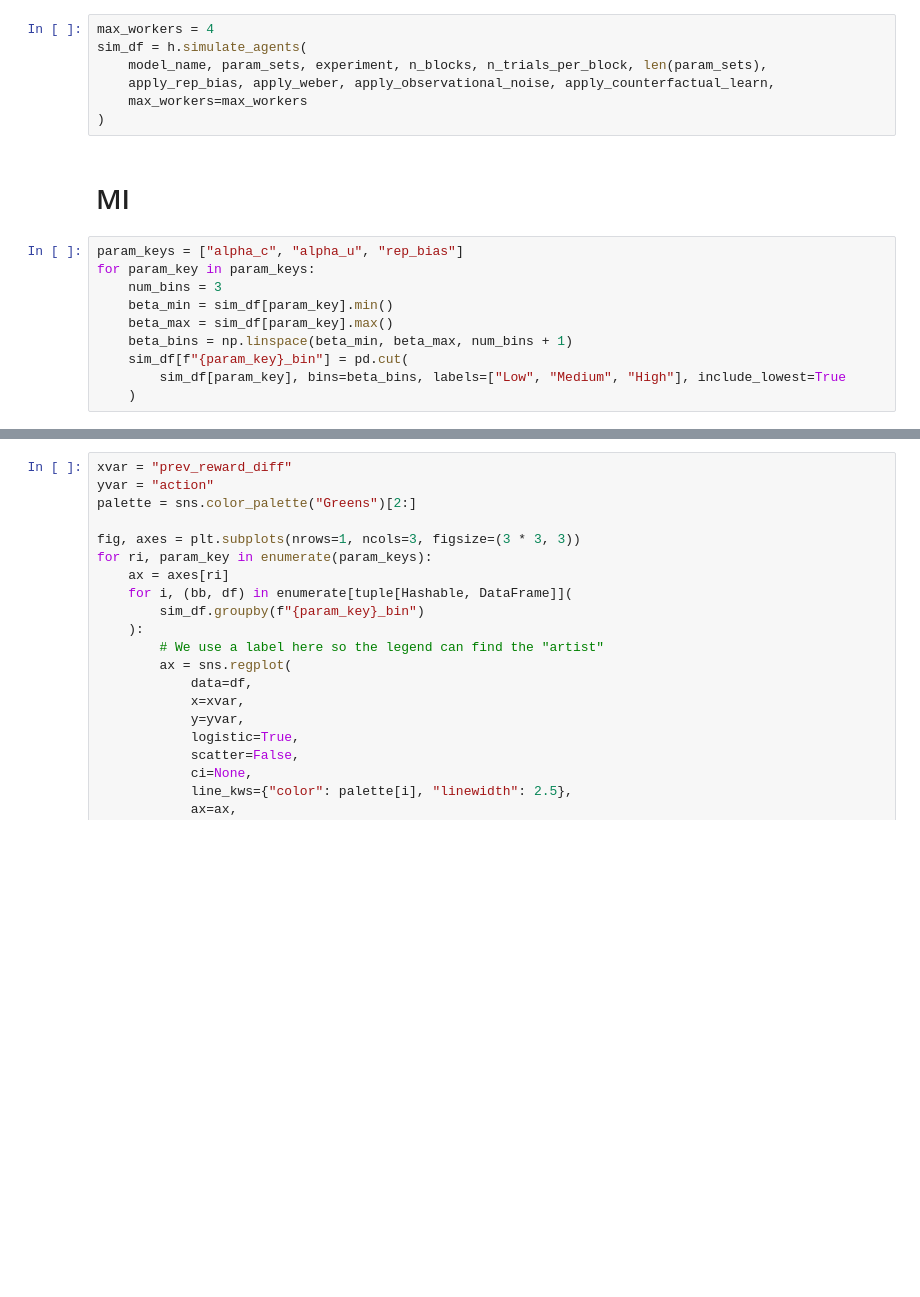
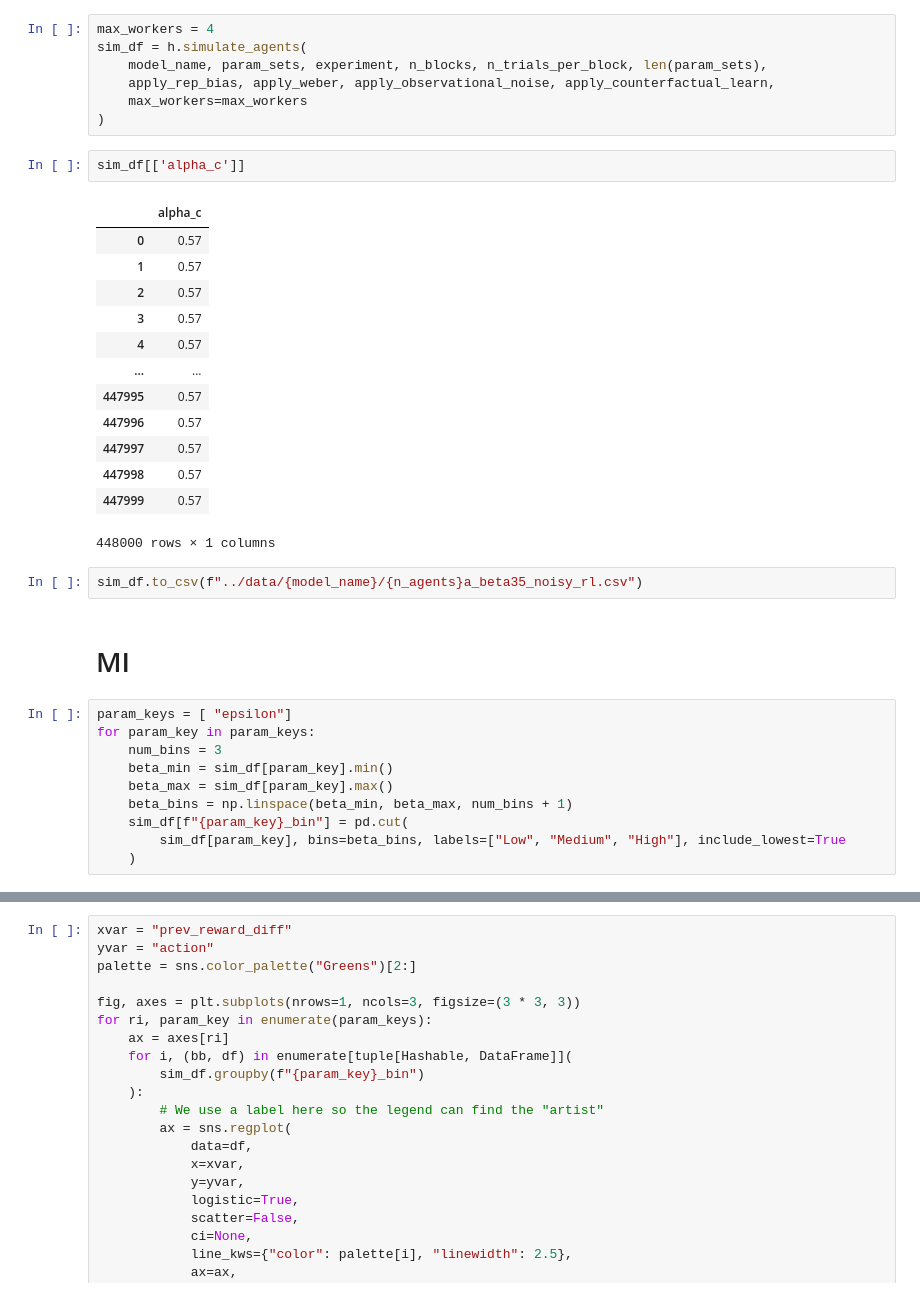
Before and after one commit to ti55987/DL4CM, a Jupyter notebook: simulation/sim_noisy_rl.ipynb, the cells around one changed output, grey strips where cells are left out. Cells and saved outputs as stored; diff of their text form; blank space fills up the shorter version.

```diff
--- a/simulation/sim_noisy_rl.ipynb
+++ b/simulation/sim_noisy_rl.ipynb
@@ -66,10 +79,28 @@ sim_df = h.simulate_agents(
     apply_rep_bias, apply_weber, apply_observational_noise, apply_counterfactual_learn,
     max_workers=max_workers
 )
+# %%
+sim_df[['alpha_c']]
+# %% [output]
+|  | alpha_c |
+| 0 | 0.57 |
+| 1 | 0.57 |
+| 2 | 0.57 |
+| 3 | 0.57 |
+| 4 | 0.57 |
+| ... | ... |
+| 447995 | 0.57 |
+| 447996 | 0.57 |
+| 447997 | 0.57 |
+| 447998 | 0.57 |
+| 447999 | 0.57 |
+448000 rows × 1 columns
+# %%
+sim_df.to_csv(f"../data/{model_name}/{n_agents}a_beta35_noisy_rl.csv")
 # %% [markdown]
 # MI
 # %%
-param_keys = ["alpha_c", "alpha_u", "rep_bias"]
+param_keys = [ "epsilon"]
 for param_key in param_keys:
     num_bins = 3
     beta_min = sim_df[param_key].min()
```
Also changed, not shown: parts of 7 cells of this notebook, 8 other files.
